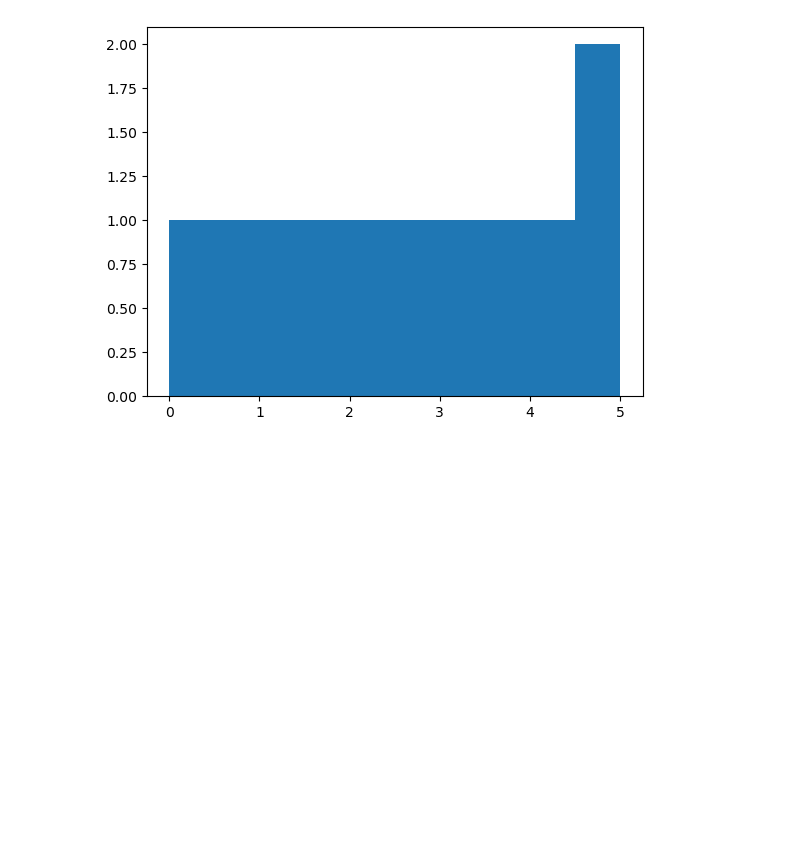
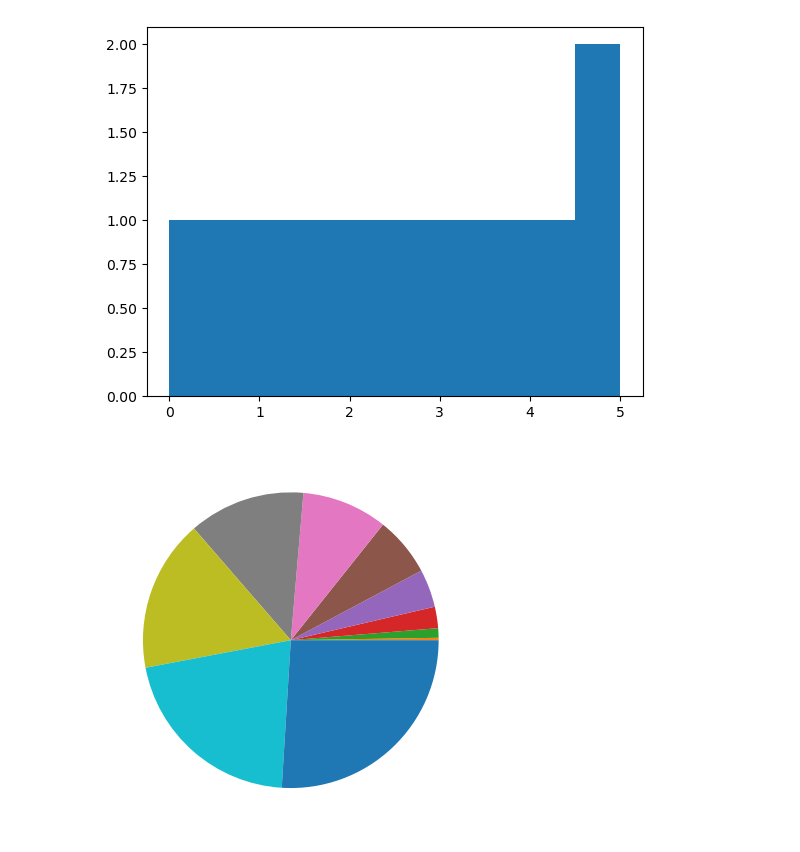
Before and after one commit to data4if/project_one, a Jupyter notebook: one/one.ipynb, the cells around one changed output. Drawn from its saved outputs; the diff is of its cells as text; code cells hidden in the pictures; blank space fills up the shorter version.

Commit message:
Tipos de visualizaciones del comando plt y como modificar el como se ven de manera basica

```diff
--- a/one/one.ipynb
+++ b/one/one.ipynb
@@ -20,3 +22,8 @@ plt.hist(x)
 plt.show()
 # %% [output]
 [figure]
+# %%
+plt.pie(y)
+plt.show()
+# %% [output]
+[figure, added]
```
Also changed, not shown: parts of 3 cells of this notebook.
